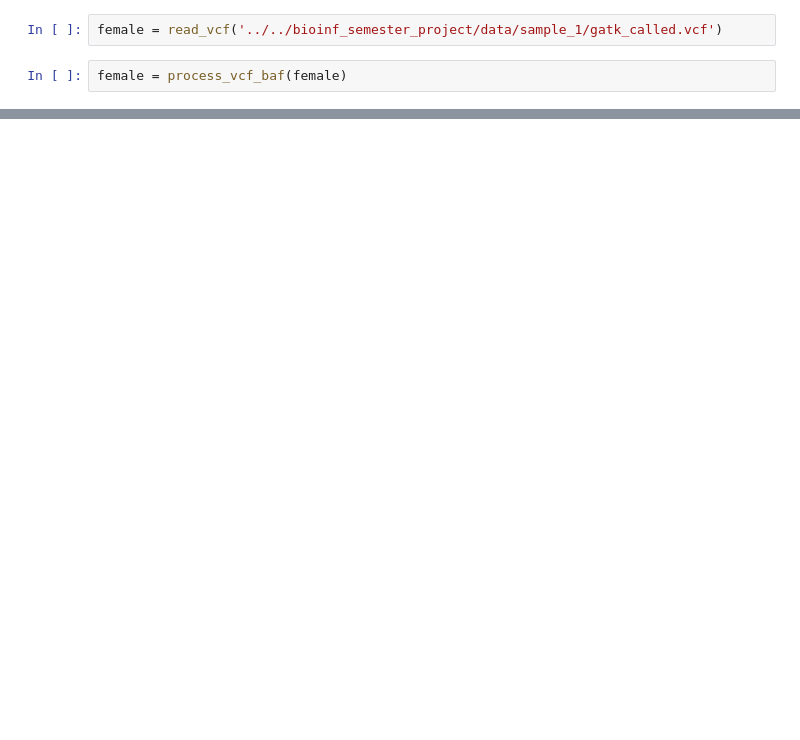
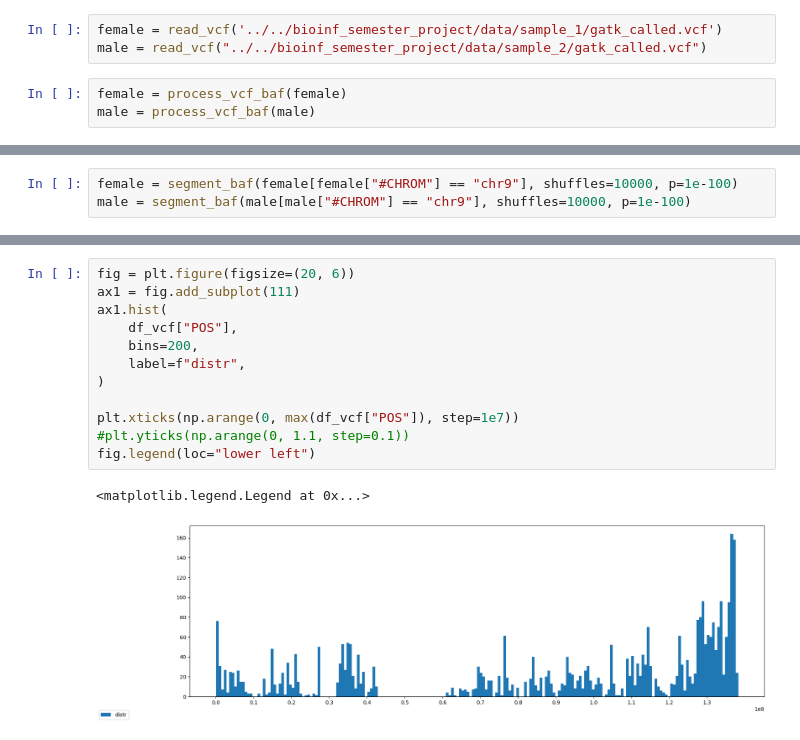
Before and after one commit to wwoskie/HaploGone, a Jupyter notebook: code/examples.ipynb, the cells around one changed output, grey strips where cells are left out. Cells and saved outputs as stored; diff of their text form; blank space fills up the shorter version.

```diff
--- a/code/examples.ipynb
+++ b/code/examples.ipynb
@@ -3,4 +11,6 @@ from haplogone import read_vcf, process_vcf_baf
 # %%
 female = read_vcf('../../bioinf_semester_project/data/sample_1/gatk_called.vcf')
+male = read_vcf("../../bioinf_semester_project/data/sample_2/gatk_called.vcf")
 # %%
 female = process_vcf_baf(female)
+male = process_vcf_baf(male)
@@ -22,0 +61,3 @@ female
+# %%
+female = segment_baf(female[female["#CHROM"] == "chr9"], shuffles=10000, p=1e-100)
+male = segment_baf(male[male["#CHROM"] == "chr9"], shuffles=10000, p=1e-100)
@@ -22,0 +187,15 @@ female
+# %%
+fig = plt.figure(figsize=(20, 6))
+ax1 = fig.add_subplot(111)
+ax1.hist(
+    df_vcf["POS"],
+    bins=200,
+    label=f"distr",
+)
+
+plt.xticks(np.arange(0, max(df_vcf["POS"]), step=1e7))
+#plt.yticks(np.arange(0, 1.1, step=0.1))
+fig.legend(loc="lower left")
+# %% [output]
+<matplotlib.legend.Legend at 0x...>
+[figure, added]
```
Also changed, not shown: parts of 16 cells of this notebook.
